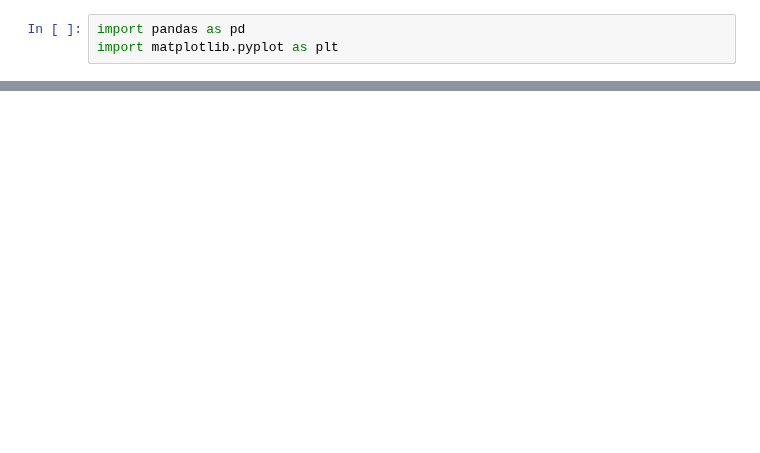
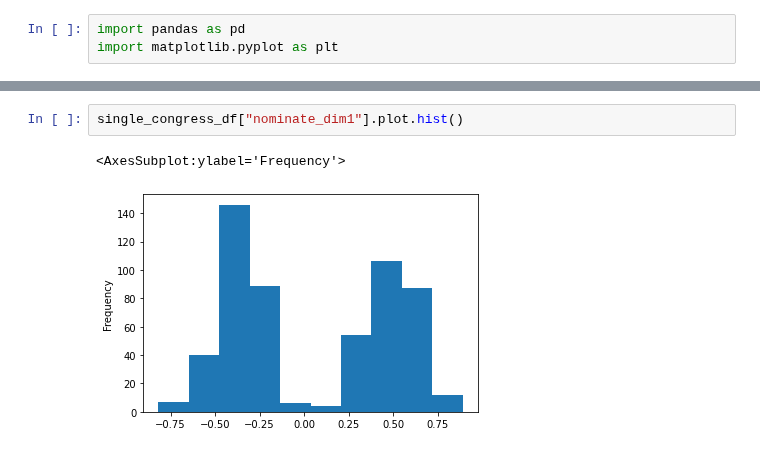
Before and after one commit to V993/Representative-Polarity-US-House, a Jupyter notebook: Milestone1.ipynb, the cells around one changed output, grey strips where cells are left out. Cells and saved outputs as stored; diff of their text form; blank space fills up the shorter version.

```diff
--- a/Milestone1.ipynb
+++ b/Milestone1.ipynb
@@ -55,0 +122,5 @@ political_polarization_df
+# %%
+single_congress_df["nominate_dim1"].plot.hist()
+# %% [output]
+<AxesSubplot:ylabel='Frequency'>
+[figure, added]
```
Also changed, not shown: parts of 30 cells of this notebook, 1 other file.
